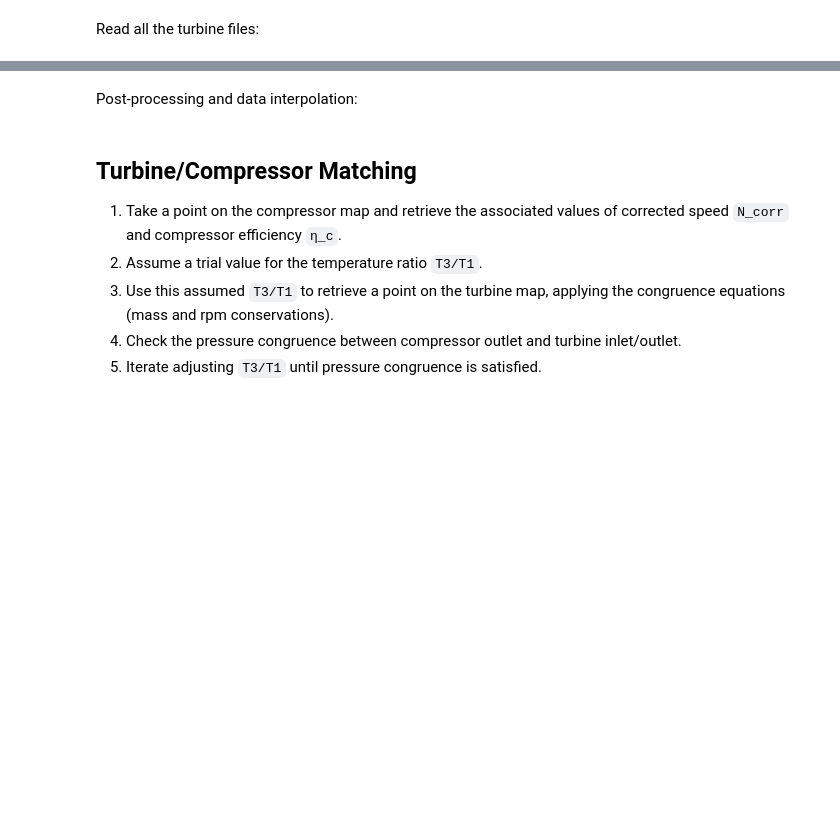
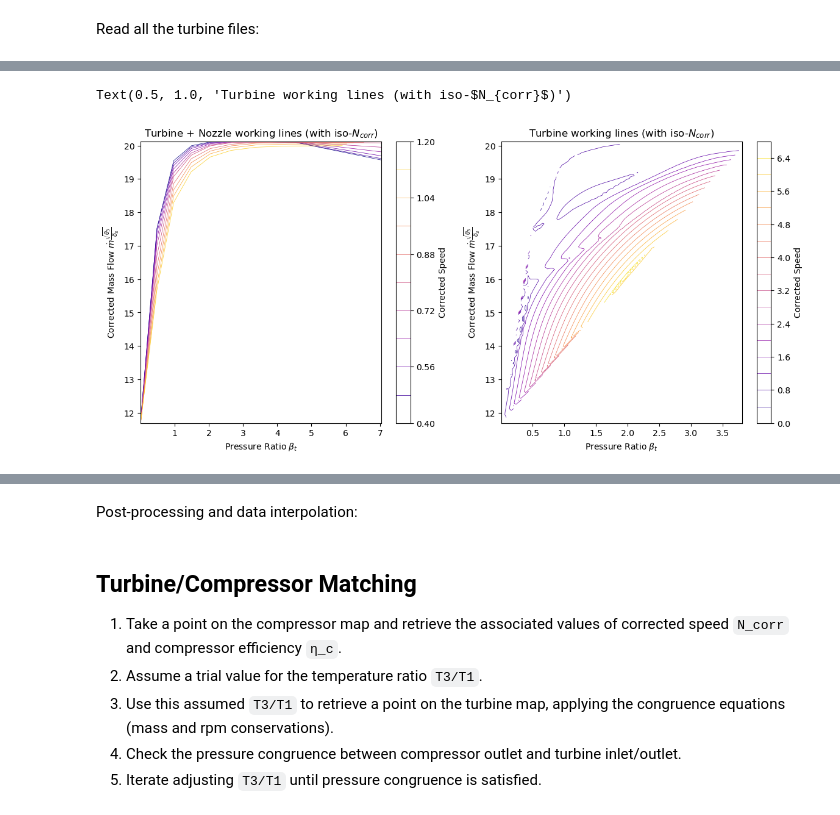
Before and after one commit to dariovetrano03/toga-or-not-toga, a Jupyter notebook: data/plot_iso_T3T1.ipynb, the cells around one changed output, grey strips where cells are left out. Drawn from its saved outputs; the diff is of its cells as text; code cells hidden in the pictures; blank space fills up the shorter version.

Commit message:
Succesfully implemented iso-T3/T1 calculation, needs validation tho

```diff
--- a/data/plot_iso_T3T1.ipynb
+++ b/data/plot_iso_T3T1.ipynb
@@ -123,16 +196,22 @@ PR_turb = np.linspace(PR_min, PR_max, len(beta_turb))
 By looking directly at the turbine map, we see that here the $\beta$ lines are vertical and linearly mapped to the values of the turbine pressure ratio $\beta_t = p_4^0 / p_3^0$
 ![turbine_map/turbine_map_photo.jpg](turbine_map/turbine_map_photo.jpg)
 # %%
+# The four parameters characterizing the Turbine working point are stored in:
+# PR_turb (shape: (9, )), speed_turb (shape: (9, )), mf_vals_turb (shape: (9, 9)), iso_eff_turb (shape: (9, 9))
+# => to fix a point we need to fix two of these: we want them to be PR_turb (already a vector) and mf_vals_turb (to be converted)
+
 n_rows, n_cols = mf_vals_turb.shape  # rows = speed, cols = PR
 
 # Crea griglie di PR e N corrispondenti alla matrice originale
-PR_grid, N_grid = np.meshgrid(PR_turb, speed_turb)
+PR_turb_grid, N_grid = np.meshgrid(PR_turb, speed_turb)
 
 # Flatten coerente
 mf_flat_turb = mf_vals_turb.flatten()
-pr_flat_turb = PR_grid.flatten()
+pr_flat_turb = PR_turb_grid.flatten()
 speed_flat_turb = N_grid.flatten()
 eff_flat_turb = iso_eff_turb.flatten()
+
+num_steps = 100
 
 mf_turb_grid, pr_turb_grid = np.meshgrid(
     np.linspace(mf_flat_turb.min(), mf_flat_turb.max(), num_steps),
@@ -179,0 +327,21 @@ plt.show()
+# %%
+fig, axes = plt.subplots(1, 2, figsize=(14, 6) )  # 1 row, 2 columns
+
+# --- Efficiency (Contour) ---
+lines1 = axes[0].contour(PR_turb_nozz, mf_turb_nozz, N_grid, levels=10, cmap = 'plasma', linewidths=0.5)
+cbar1 = fig.colorbar(lines1 , ax=axes[0], label='Corrected Speed')
+axes[0].set_xlabel(r'Pressure Ratio $\beta_t$')
+axes[0].set_ylabel(r'Corrected Mass Flow $\dot m \frac{\sqrt{\theta_3}}{\delta_3}$')
+axes[0].set_title(r'Turbine + Nozzle working lines (with iso-$N_{corr}$)')
+
+# --- Spool speed N (Contour) ---
+lines2 = axes[1].contour(pr_turb_grid, mf_turb_grid, eff_turb_grid, levels=20,  cmap = 'plasma', linewidths=0.5)
+cbar2 = fig.colorbar(lines2 , ax=axes[1], label='Corrected Speed')
+axes[1].set_xlabel(r'Pressure Ratio $\beta_t$')
+axes[1].set_ylabel(r'Corrected Mass Flow $\dot m \frac{\sqrt{\theta_3}}{\delta_3}$')
+axes[1].set_title(r'Turbine working lines (with iso-$N_{corr}$)')
+
+# Optional contour lines
+# %% [output]
+Text(0.5, 1.0, 'Turbine working lines (with iso-$N_{corr}$)')
+[figure, added]
```
Also changed, not shown: parts of 13 cells of this notebook, 6 other files.
